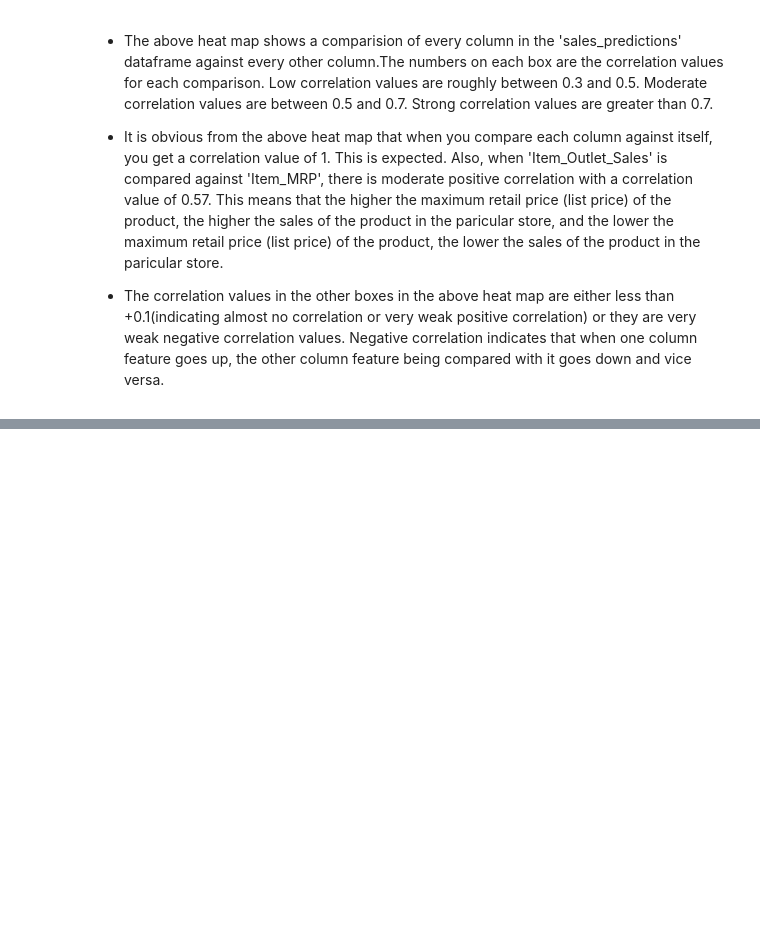
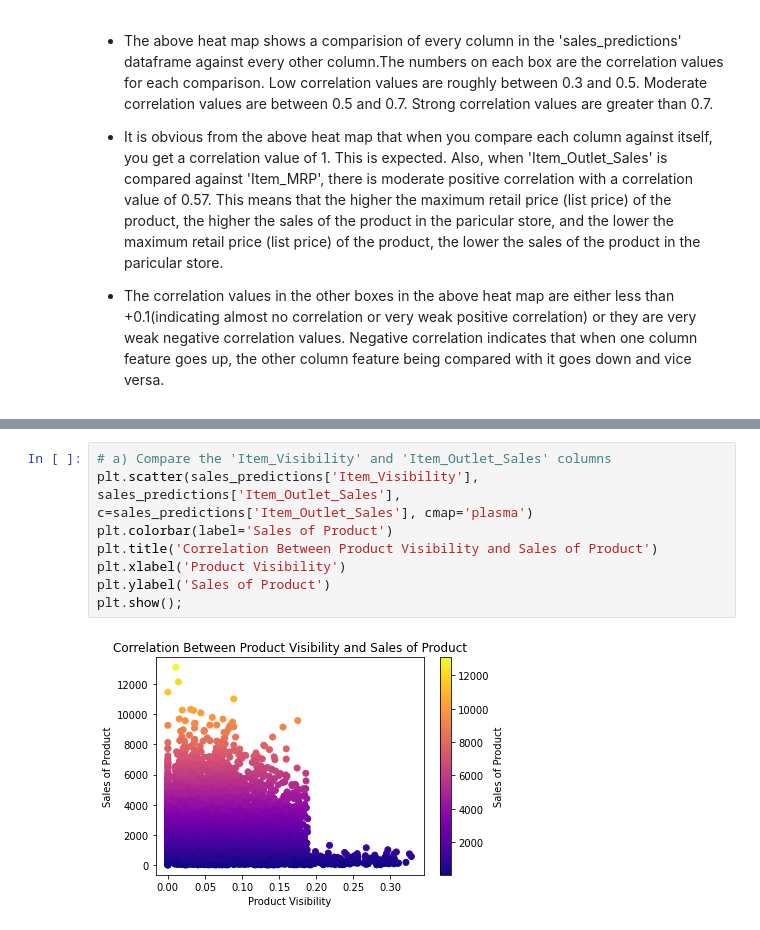
Before and after one commit to todebode/Food-Sales-Predictions, a Jupyter notebook: Food_sales_predictions.ipynb, the cells around one changed output, grey strips where cells are left out. Cells and saved outputs as stored; diff of their text form; blank space fills up the shorter version.

```diff
--- a/Food_sales_predictions.ipynb
+++ b/Food_sales_predictions.ipynb
@@ -323,0 +366,12 @@ sns.heatmap(corr_salespredict, cmap='Blues', annot=True);
+# %%
+# a) Compare the 'Item_Visibility' and 'Item_Outlet_Sales' columns
+plt.scatter(sales_predictions['Item_Visibility'],
+sales_predictions['Item_Outlet_Sales'],
+c=sales_predictions['Item_Outlet_Sales'], cmap='plasma')
+plt.colorbar(label='Sales of Product')
+plt.title('Correlation Between Product Visibility and Sales of Product')
+plt.xlabel('Product Visibility')
+plt.ylabel('Sales of Product')
+plt.show();
+# %% [output]
+[figure, added]
```
Also changed, not shown: parts of 15 cells of this notebook.
